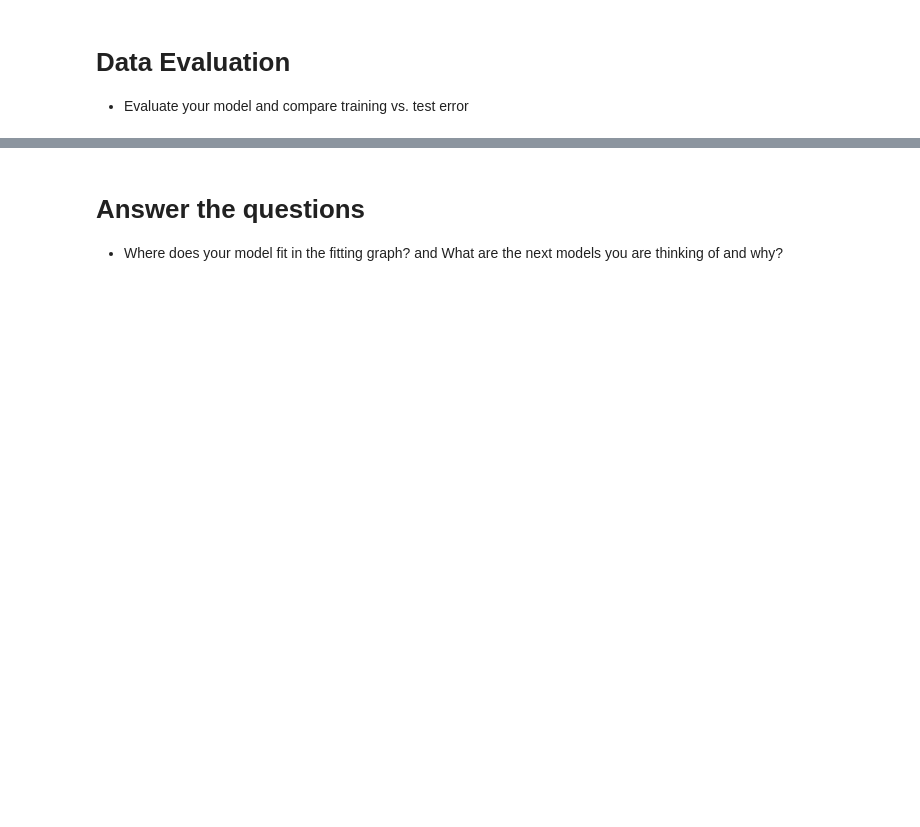
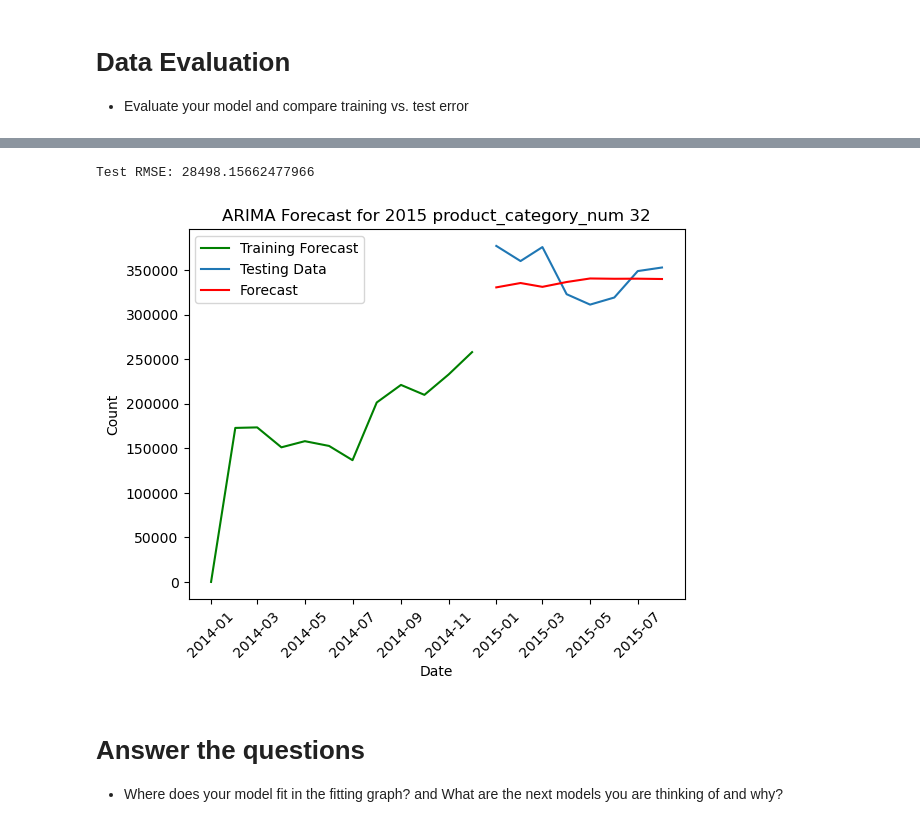
Before and after one commit to clairelin20523/dsc232r-amazon-predictive-modeling, a Jupyter notebook: milestone3.ipynb, the cells around one changed output, grey strips where cells are left out. Saved outputs shown, nothing was run; the diff lists cells and outputs as text; code cells hidden in the pictures; blank space fills up the shorter version.

```diff
--- a/milestone3.ipynb
+++ b/milestone3.ipynb
@@ -219,3 +451,10 @@ grouped_df = df.groupby(review_date_col, product_parent_col).count()
 # %% [markdown]
 # Data Evaluation
 * Evaluate your model and compare training vs. test error
+# %%
+test_df= test.select(col('review_date'), col('product_category_num'))
+test_df = test_df.withColumn("review_date", date_format(col("review_date"), "yyyy-MM"))
+test_df = test_df.withColumn("year", year("review_date"))
+test_df = test_df.withColumn("month", month("review_date"))
+test_df_1 = test_df.filter((col('product_category_num') == 32))
+test_df_1.show(3)
@@ -221,0 +470,5 @@ grouped_df = df.groupby(review_date_col, product_parent_col).count()
+# %%
+# Group by 'year', 'month', and 'product_category_num' and count occurrences
+test_count_per_month = test_df_1.groupBy("year", "month").agg(spark_count("*").alias("count"))
+
+test_count_per_month.show()
@@ -222,3 +488,35 @@ grouped_df = df.groupby(review_date_col, product_parent_col).count()
+# %%
+test_count_per_month_pd = test_count_per_month.toPandas()
+test_count_per_month_pd['date'] = pd.to_datetime(test_count_per_month_pd[['year', 'month']].assign(day=1))
+test_count_per_month_pd.sort_values(by='date', inplace=True)
+# %%
+from math import sqrt
+from sklearn.metrics import mean_squared_error
+
+test_values = test_count_per_month.select('count').rdd.flatMap(lambda x: x).collect()
+rmse = sqrt(mean_squared_error(test_values, forecast))
+print('Test RMSE:', rmse)
+# this is how off we predicted the actualy values.
+# %% [output]
+Test RMSE: 28498.15662477966
+# %%
+# Plot forecast, training, and testing data
+plt.plot(count_per_month_pd['date'], model_fit.fittedvalues, color='green', label='Training Forecast')
+
+test_dates = pd.to_datetime(test_count_per_month_pd[['year', 'month']].assign(day=1))
+plt.plot(test_dates, test_values, label='Testing Data')
+
+# Plot forecast
+plt.plot(test_dates, forecast, color='red', label='Forecast')
+
+plt.title('ARIMA Forecast for 2015 product_category_num 32')
+plt.xlabel('Date')
+plt.ylabel('Count')
+plt.xticks(rotation=45)
+plt.legend()
+plt.show()
+# %% [output]
+[figure, added]
 # %% [markdown]
 # Answer the questions
 * Where does your model fit in the fitting graph? and What are the next models you are thinking of and why?
```
Also changed, not shown: parts of 26 cells of this notebook.
